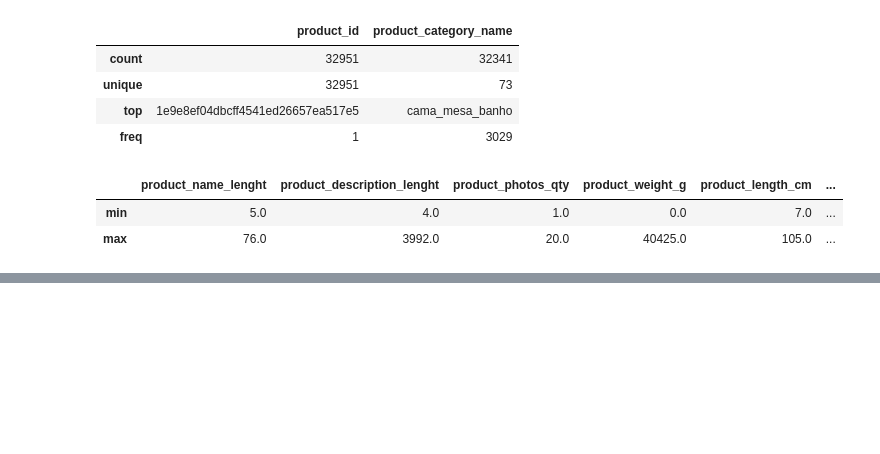
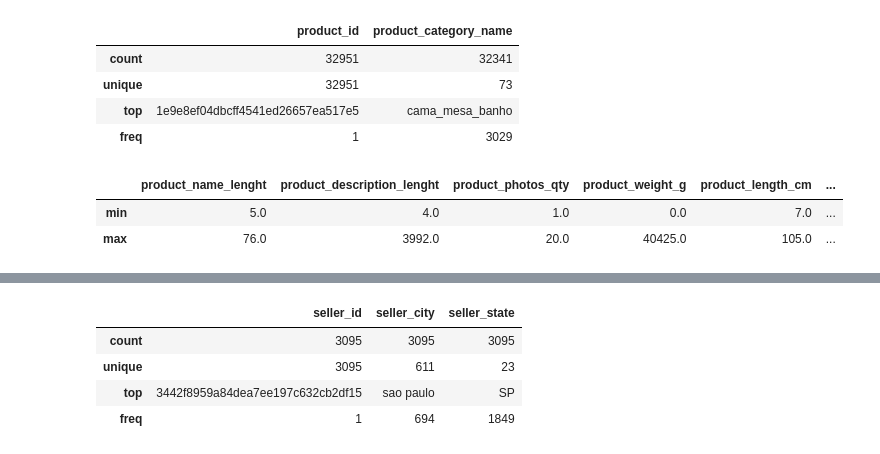
Before and after one commit to AminrezaAman/brazilian-ecommerce-analytics, a Jupyter notebook: notebooks/01_data_understanding.ipynb, the cells around one changed output, grey strips where cells are left out. Drawn from its saved outputs; the diff is of its cells as text; code cells hidden in the pictures; blank space fills up the shorter version.

```diff
--- a/notebooks/01_data_understanding.ipynb
+++ b/notebooks/01_data_understanding.ipynb
@@ -296,0 +339,9 @@ df_products[['product_name_lenght','product_description_lenght',
+# %%
+df_sellers.describe(include='object')
+# seller_id appears to be the Primary Key (don't hve duplicate seller)
+# %% [output]
+|  | seller_id | seller_city | seller_state |
+| count | 3095 | 3095 | 3095 |
+| unique | 3095 | 611 | 23 |
+| top | 3442f8959a84dea7ee197c632cb2df15 | sao paulo | SP |
+| freq | 1 | 694 | 1849 |
```
Also changed, not shown: parts of 11 cells of this notebook.
